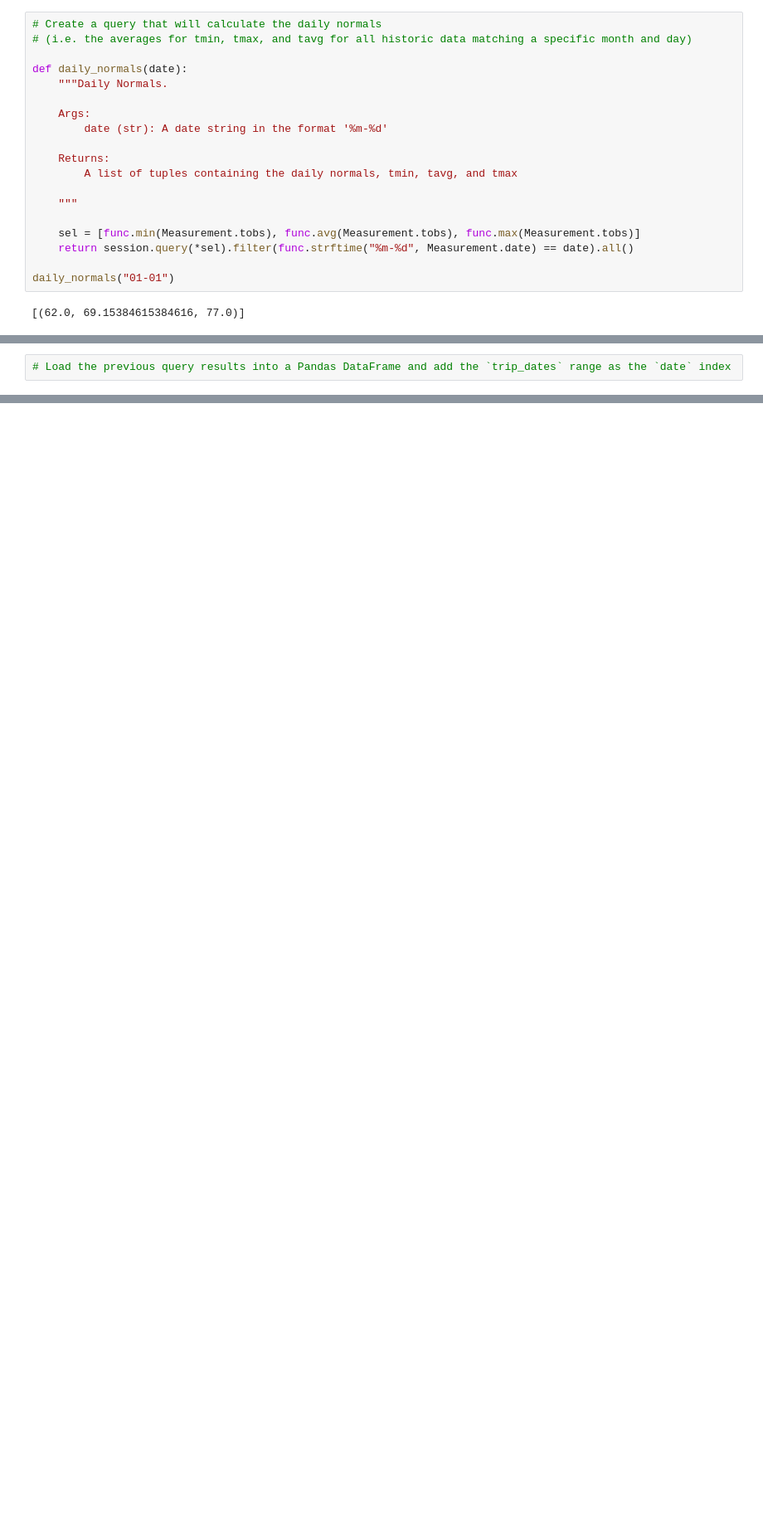
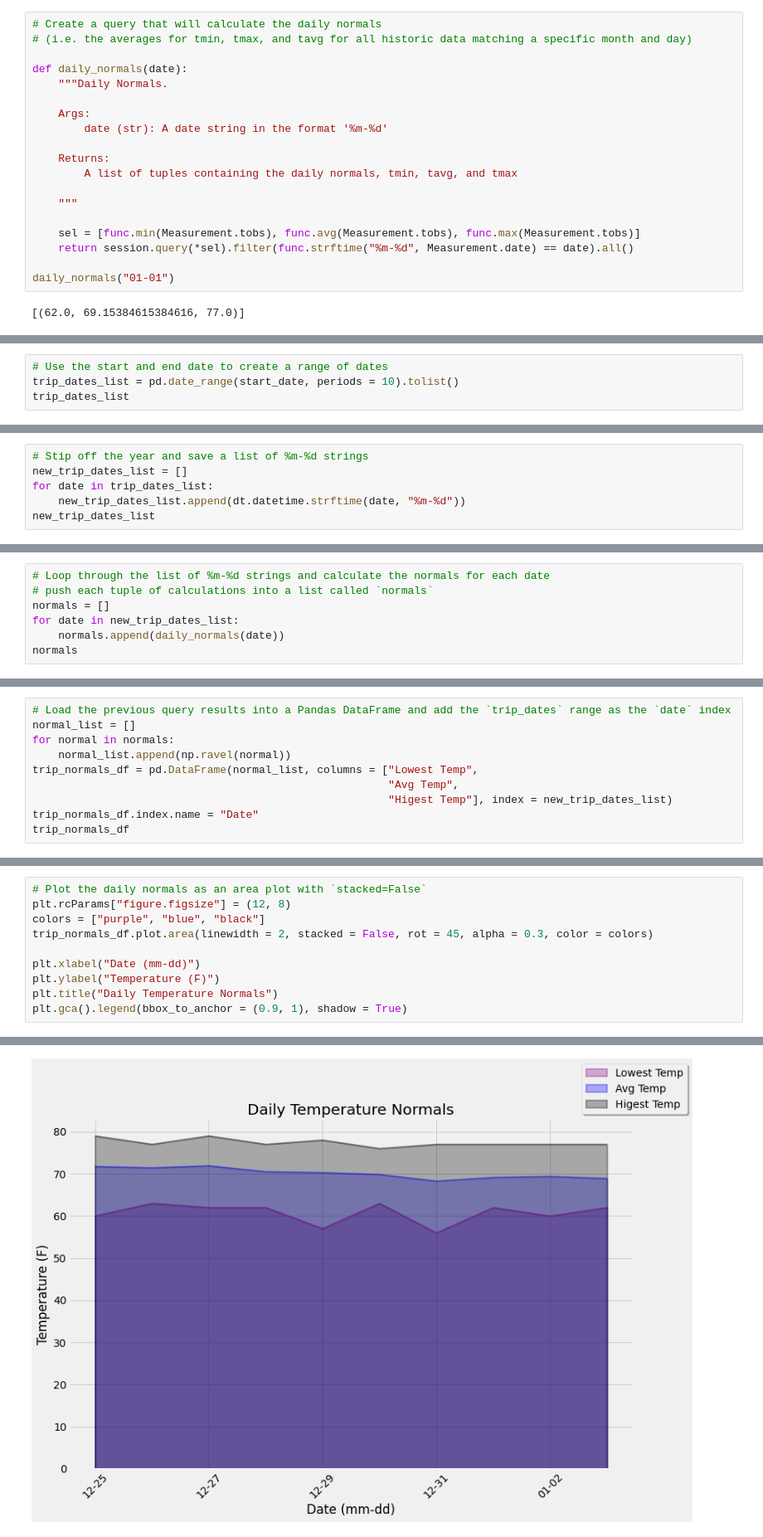
Before and after one commit to Franco1230/10-SQLalchemy-Challenge, a Jupyter notebook: SQLalchemy/climate_starter.ipynb, the cells around one changed output, grey strips where cells are left out. Shown: that part at 83% size. Drawn from its saved outputs; the diff is of its cells as text; blank space fills up the shorter version.

```diff
--- a/SQLalchemy/climate_starter.ipynb
+++ b/SQLalchemy/climate_starter.ipynb
@@ -343,0 +388,4 @@ daily_normals("01-01")
+# %%
+# Use the start and end date to create a range of dates
+trip_dates_list = pd.date_range(start_date, periods = 10).tolist()
+trip_dates_list
@@ -343,0 +403,6 @@ daily_normals("01-01")
+# %%
+# Stip off the year and save a list of %m-%d strings
+new_trip_dates_list = []
+for date in trip_dates_list:
+    new_trip_dates_list.append(dt.datetime.strftime(date, "%m-%d"))
+new_trip_dates_list
@@ -343,0 +420,7 @@ daily_normals("01-01")
+# %%
+# Loop through the list of %m-%d strings and calculate the normals for each date
+# push each tuple of calculations into a list called `normals`
+normals = []
+for date in new_trip_dates_list:
+    normals.append(daily_normals(date))
+normals
@@ -344,2 +438,10 @@ daily_normals("01-01")
 # %%
 # Load the previous query results into a Pandas DataFrame and add the `trip_dates` range as the `date` index
+normal_list = []
+for normal in normals:
+    normal_list.append(np.ravel(normal))
+trip_normals_df = pd.DataFrame(normal_list, columns = ["Lowest Temp",
+                                                       "Avg Temp",
+                                                       "Higest Temp"], index = new_trip_dates_list)
+trip_normals_df.index.name = "Date"
+trip_normals_df
@@ -347,0 +461,11 @@ daily_normals("01-01")
+# %%
+# Plot the daily normals as an area plot with `stacked=False`
+plt.rcParams["figure.figsize"] = (12, 8)
+colors = ["purple", "blue", "black"]
+trip_normals_df.plot.area(linewidth = 2, stacked = False, rot = 45, alpha = 0.3, color = colors)
+
+plt.xlabel("Date (mm-dd)")
+plt.ylabel("Temperature (F)")
+plt.title("Daily Temperature Normals")
+plt.gca().legend(bbox_to_anchor = (0.9, 1), shadow = True)
+# %% [output]
@@ -347,0 +473 @@ daily_normals("01-01")
+[figure, added]
```
Also changed, not shown: parts of 20 cells of this notebook, 5 other files.
